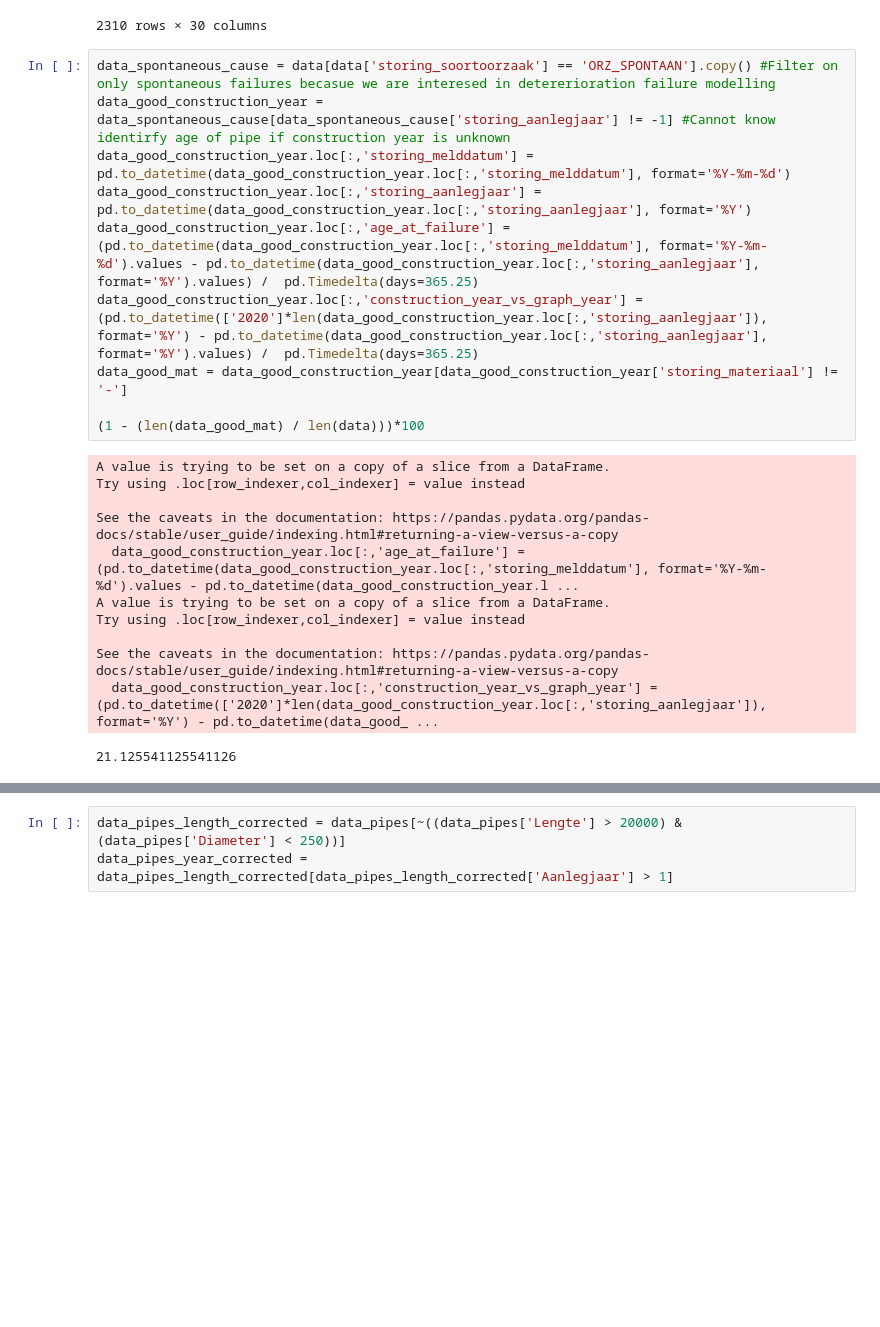
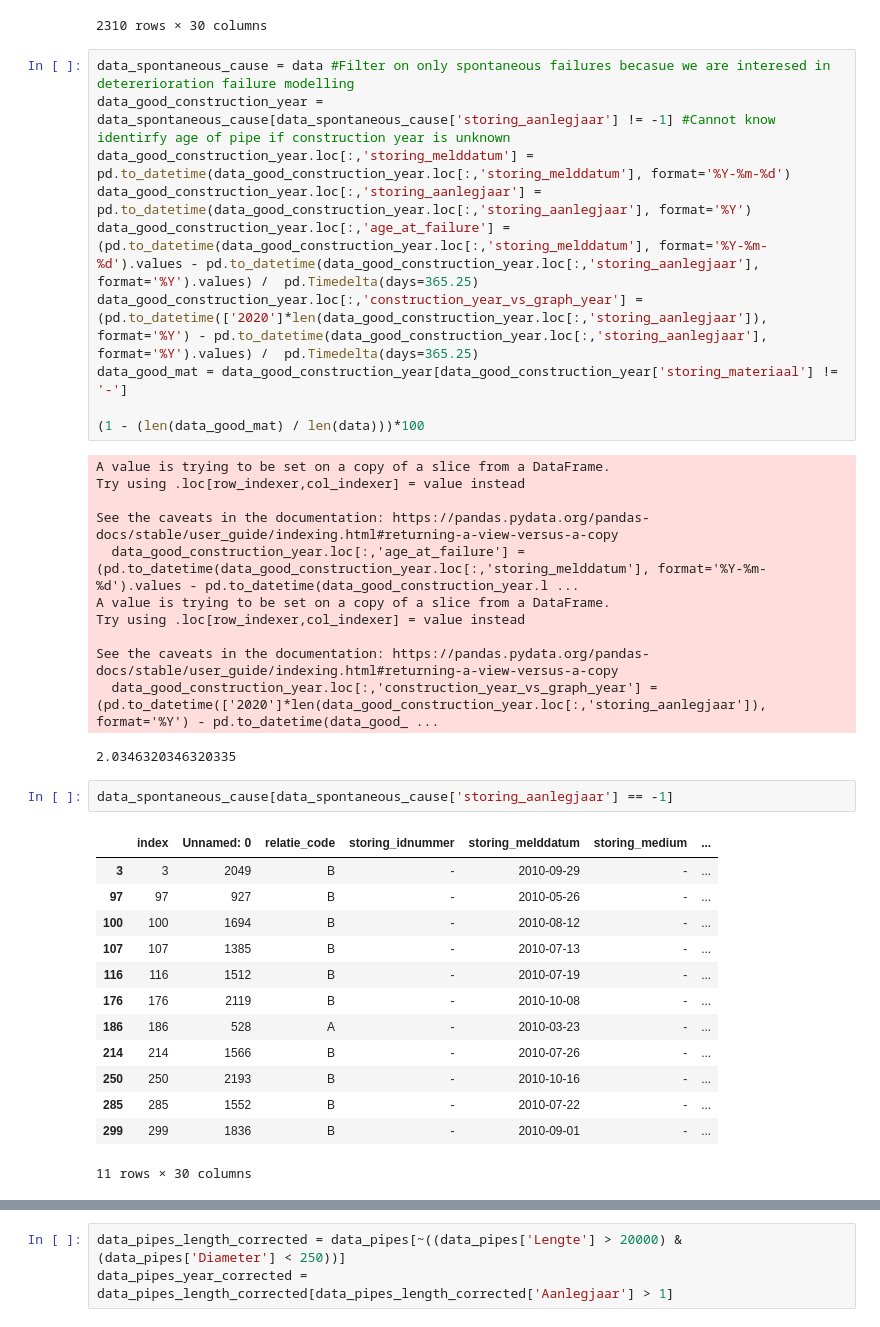
Before and after one commit to jipsteiger/ENVM1601, a Jupyter notebook: Failure_modelling/failure_week_2.ipynb, the cells around one changed output, grey strips where cells are left out. Drawn from its saved outputs; the diff is of its cells as text; blank space fills up the shorter version.

```diff
--- a/Failure_modelling/failure_week_2.ipynb
+++ b/Failure_modelling/failure_week_2.ipynb
@@ -32,7 +32,7 @@ display(data)
 | 2309 | 132 | 625 | B | -1 | 2019-04-23 | DW | ... |
 2310 rows × 30 columns
 # %%
-data_spontaneous_cause = data[data['storing_soortoorzaak'] == 'ORZ_SPONTAAN'].copy() #Filter on only spontaneous failures becasue we are interesed in detererioration failure modelling
+data_spontaneous_cause = data #Filter on only spontaneous failures becasue we are interesed in detererioration failure modelling
 data_good_construction_year = data_spontaneous_cause[data_spontaneous_cause['storing_aanlegjaar'] != -1] #Cannot know identirfy age of pipe if construction year is unknown
 data_good_construction_year.loc[:,'storing_melddatum'] = pd.to_datetime(data_good_construction_year.loc[:,'storing_melddatum'], format='%Y-%m-%d')
 data_good_construction_year.loc[:,'storing_aanlegjaar'] = pd.to_datetime(data_good_construction_year.loc[:,'storing_aanlegjaar'], format='%Y')
@@ -52,4 +52,20 @@ Try using .loc[row_indexer,col_indexer] = value instead
 
 See the caveats in the documentation: https://pandas.pydata.org/pandas-docs/stable/user_guide/indexing.html#returning-a-view-versus-a-copy
   data_good_construction_year.loc[:,'construction_year_vs_graph_year'] = (pd.to_datetime(['2020']*len(data_good_construction_year.loc[:,'storing_aanlegjaar']), format='%Y') - pd.to_datetime(data_good_ ...
-21.125541125541126
+2.0346320346320335
+# %%
+data_spontaneous_cause[data_spontaneous_cause['storing_aanlegjaar'] == -1]
+# %% [output]
+|  | index | Unnamed: 0 | relatie_code | storing_idnummer | storing_melddatum | storing_medium | ... |
+| 3 | 3 | 2049 | B | - | 2010-09-29 | - | ... |
+| 97 | 97 | 927 | B | - | 2010-05-26 | - | ... |
+| 100 | 100 | 1694 | B | - | 2010-08-12 | - | ... |
+| 107 | 107 | 1385 | B | - | 2010-07-13 | - | ... |
+| 116 | 116 | 1512 | B | - | 2010-07-19 | - | ... |
+| 176 | 176 | 2119 | B | - | 2010-10-08 | - | ... |
+| 186 | 186 | 528 | A | - | 2010-03-23 | - | ... |
+| 214 | 214 | 1566 | B | - | 2010-07-26 | - | ... |
+| 250 | 250 | 2193 | B | - | 2010-10-16 | - | ... |
+| 285 | 285 | 1552 | B | - | 2010-07-22 | - | ... |
+| 299 | 299 | 1836 | B | - | 2010-09-01 | - | ... |
+11 rows × 30 columns
```
Also changed, not shown: parts of 7 cells of this notebook, 3 other files.
